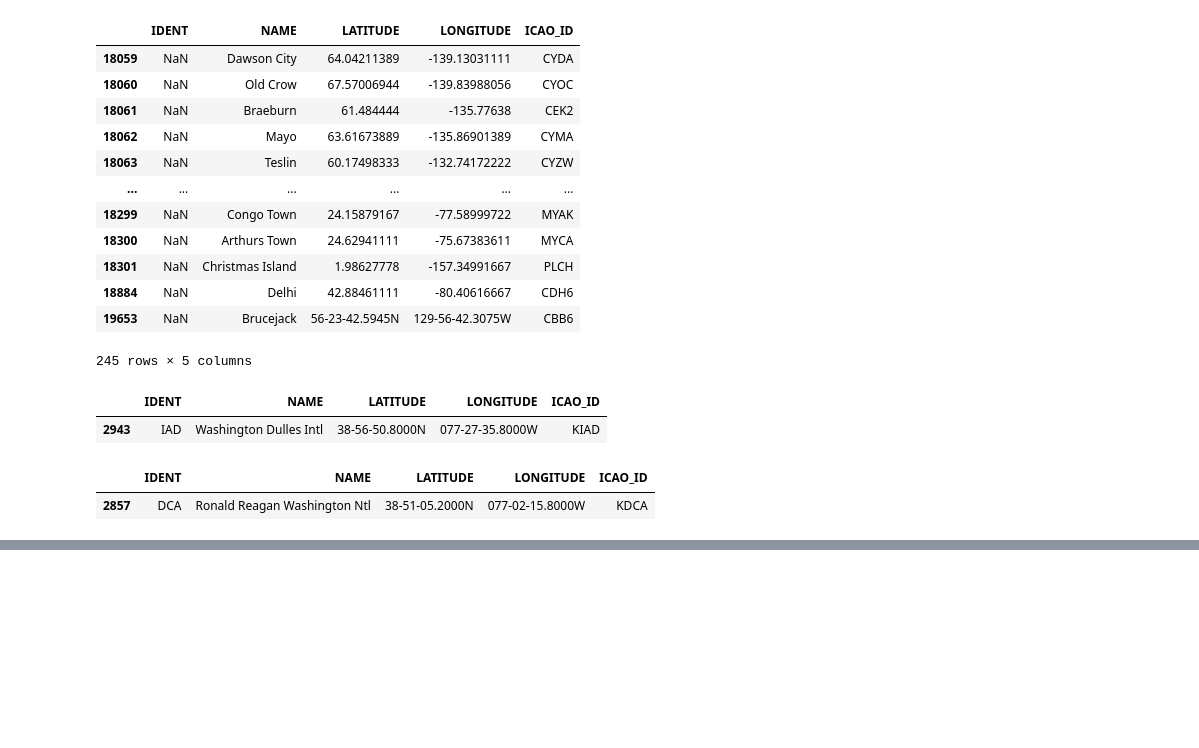
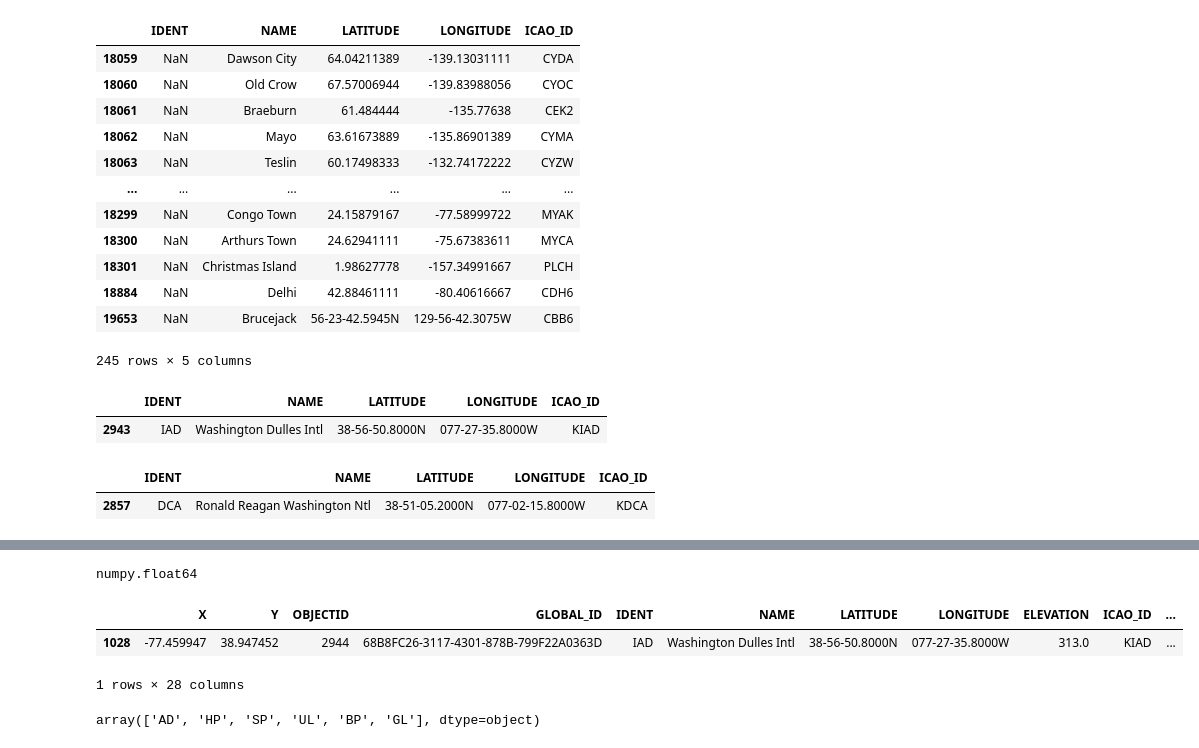
Before and after one commit to LexMG/DAEN690-FAA-UAS, a Jupyter notebook: Exploratory_Airports.ipynb, the cells around one changed output, grey strips where cells are left out. Saved outputs shown, nothing was run; the diff lists cells and outputs as text; code cells hidden in the pictures; blank space fills up the shorter version.

```diff
--- a/Exploratory_Airports.ipynb
+++ b/Exploratory_Airports.ipynb
@@ -95,0 +134,14 @@ names_list = airports['NAME'].to_list()
+# %%
+type(airports["IAPEXISTS"][0])
+# %% [output]
+numpy.float64
+# %%
+airports[airports['IDENT'] == 'IAD']
+# %% [output]
+|  | X | Y | OBJECTID | GLOBAL_ID | IDENT | NAME | LATITUDE | LONGITUDE | ELEVATION | ICAO_ID | ... |
+| 1028 | -77.459947 | 38.947452 | 2944 | 68B8FC26-3117-4301-878B-799F22A0363D | IAD | Washington Dulles Intl | 38-56-50.8000N | 077-27-35.8000W | 313.0 | KIAD | ... |
+1 rows × 28 columns
+# %%
+airports["TYPE_CODE"].unique()
+# %% [output]
+array(['AD', 'HP', 'SP', 'UL', 'BP', 'GL'], dtype=object)
```
Also changed, not shown: parts of 11 cells of this notebook.
